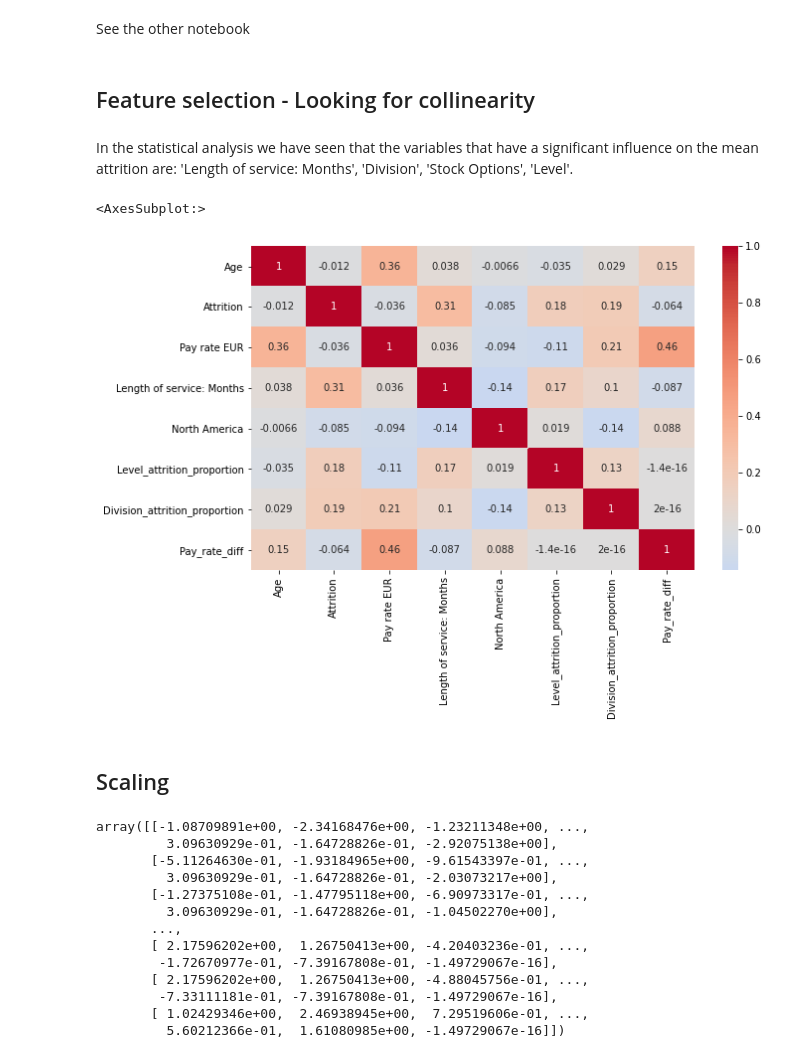
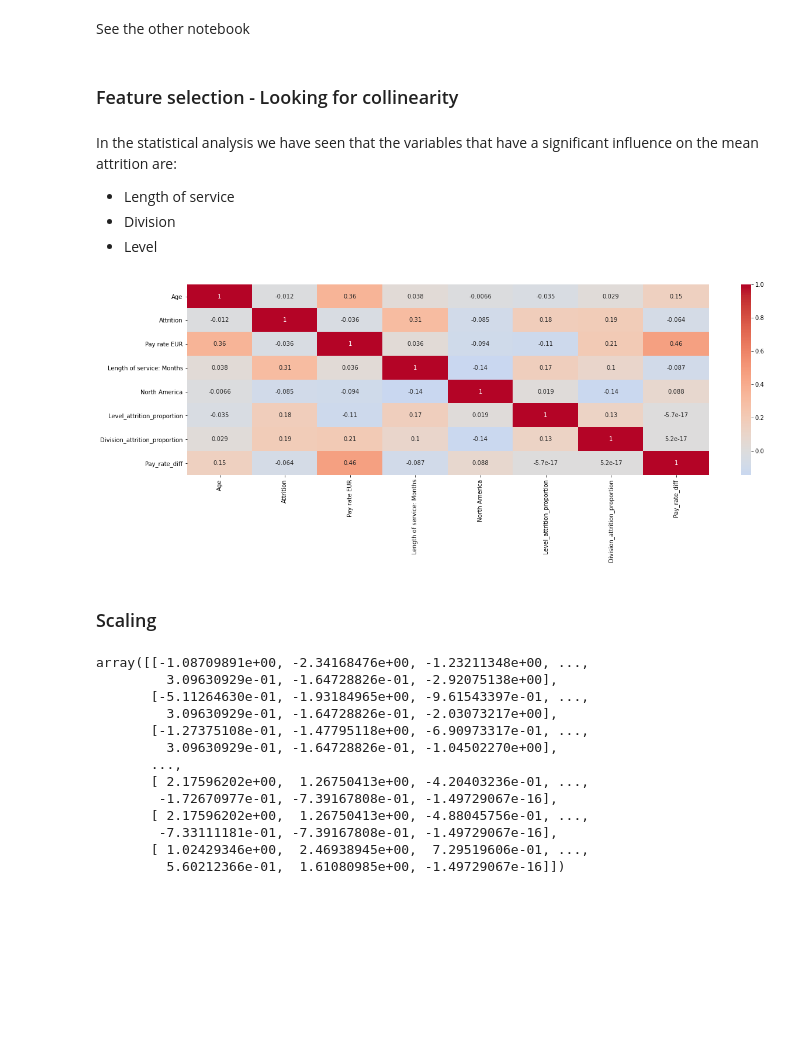
Before and after one commit to ta-datapt-bcn/project-statistical-analysis, a Jupyter notebook: code-project.ipynb, the cells around one changed output. Cells and saved outputs as stored; diff of their text form; code cells hidden in the pictures; blank space fills up the shorter version.

```diff
--- a/julia-code.ipynb
+++ b/code-project.ipynb
@@ -30,5 +31,5 @@ pd.options.plotting.backend = 'plotly'
 # %%
-df = pd.read_csv('project-public-clean.csv')
+df = pd.read_csv('typeform-public-clean.csv')
 # %%
 df.set_index('EEID', inplace=True)
 # %%
@@ -765,6 +799,9 @@ df_num.to_csv('typeform-encoded.csv')
 # %% [markdown]
 See the other notebook
 # %% [markdown]
-## Feature selection - Looking for collinearity
+### Feature selection - Looking for collinearity
 # %% [markdown]
-In the statistical analysis we have seen that the variables that have a significant influence on the mean attrition are: 'Length of service: Months', 'Division', 'Stock Options', 'Level'.
+In the statistical analysis we have seen that the variables that have a significant influence on the mean attrition are:
+- Length of service
+- Division
+- Level
@@ -773,10 +808,10 @@ In the statistical analysis we have seen that the variables that have a signific
 # %%
-sns.heatmap(data=df.corr(), cmap='coolwarm', center=0, annot=True)
+plt.rcParams['figure.figsize'] = (20,6)
+_ = sns.heatmap(data=df.corr(), cmap='coolwarm', center=0, annot=True)
 # %% [output]
-<AxesSubplot:>
-[figure, old version]
+[figure, new version]
 # %% [markdown]
-## Scaling
+### Scaling
 # %%
 sc = StandardScaler()
 # %%
```
Also changed, not shown: parts of 113 cells of this notebook, 6 other files.
